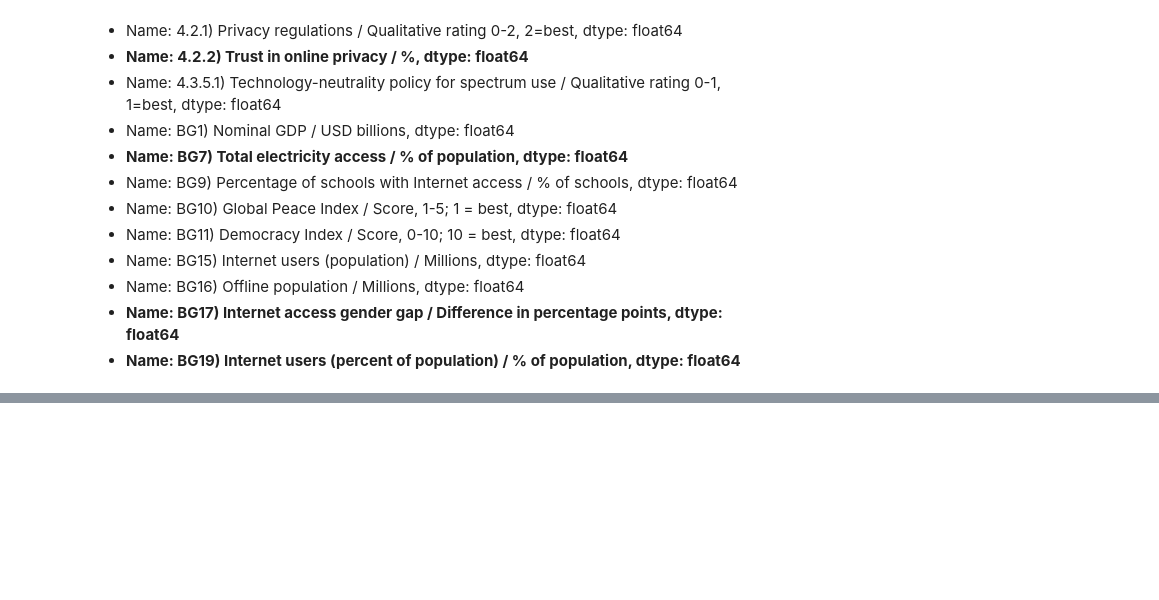
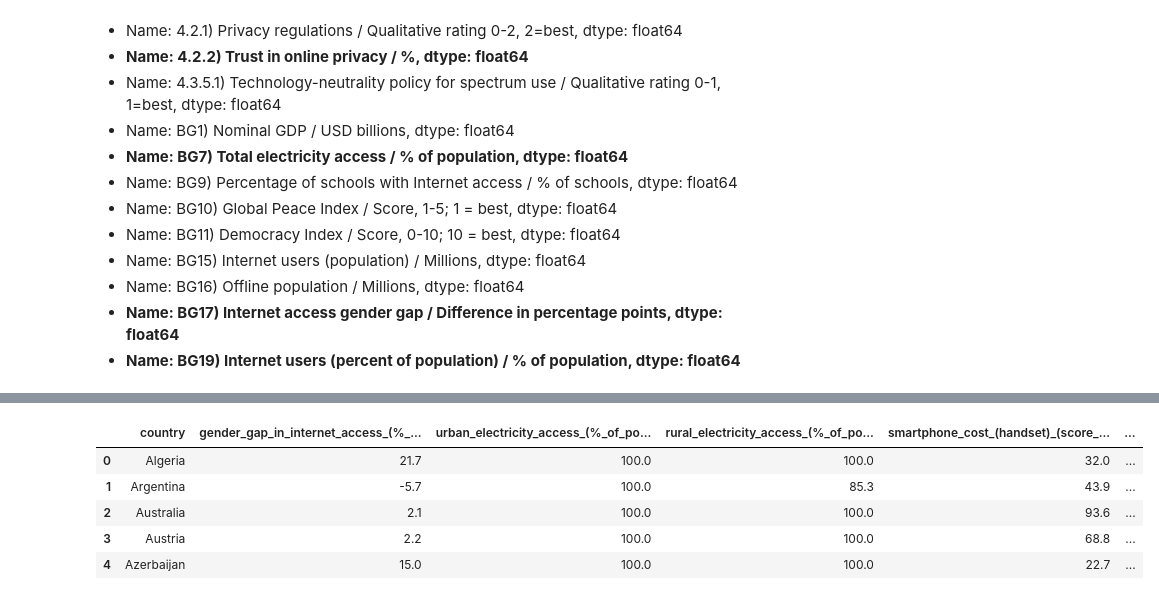
Before and after one commit to tklausner/info2950-project, a Jupyter notebook: INFO2950_Project.ipynb, the cells around one changed output, grey strips where cells are left out. Saved outputs shown, nothing was run; the diff lists cells and outputs as text; code cells hidden in the pictures; blank space fills up the shorter version.

Commit message:
internet dataset

```diff
--- a/INFO2950_Project.ipynb
+++ b/INFO2950_Project.ipynb
@@ -139,5 +139,4 @@ data.head()
 - **Name: BG17) Internet access gender gap / Difference in percentage points, dtype: float64**
 - **Name: BG19) Internet users (percent of population) / % of population, dtype: float64**
 # %%
-data.rename(columns={"s(o)":"ISO", "ountry(roup)":"country_group"})
-#hello
+data = data.rename(columns={"country_group":"country"})
@@ -162,0 +143,15 @@ data.rename(columns={"s(o)":"ISO", "ountry(roup)":"country_group"})
+# %%
+internet_data = data[['country','gender_gap_in_internet_access_(%_difference)','urban_electricity_access_(%_of_population)',
+                 'rural_electricity_access_(%_of_population)', 'smartphone_cost_(handset)_(score_of_0-100,_100=most_affordable)',
+                 'level_of_web_accessibility_(qualitative_rating_0-4,_4=best)', 'trust_in_online_privacy_(%)',
+                 'total_electricity_access_(%_of_population)', 'internet_access_gender_gap_(difference_in_percentage_points)',
+                 'internet_users_(percent_of_population)_(%_of_population)']]
+# %%
+internet_data.head()
+# %% [output]
+|  | country | gender_gap_in_internet_access_(%_... | urban_electricity_access_(%_of_po... | rural_electricity_access_(%_of_po... | smartphone_cost_(handset)_(score_... | ... |
+| 0 | Algeria | 21.7 | 100.0 | 100.0 | 32.0 | ... |
+| 1 | Argentina | -5.7 | 100.0 | 85.3 | 43.9 | ... |
+| 2 | Australia | 2.1 | 100.0 | 100.0 | 93.6 | ... |
+| 3 | Austria | 2.2 | 100.0 | 100.0 | 68.8 | ... |
+| 4 | Azerbaijan | 15.0 | 100.0 | 100.0 | 22.7 | ... |
```
Also changed, not shown: parts of 2 cells of this notebook.
